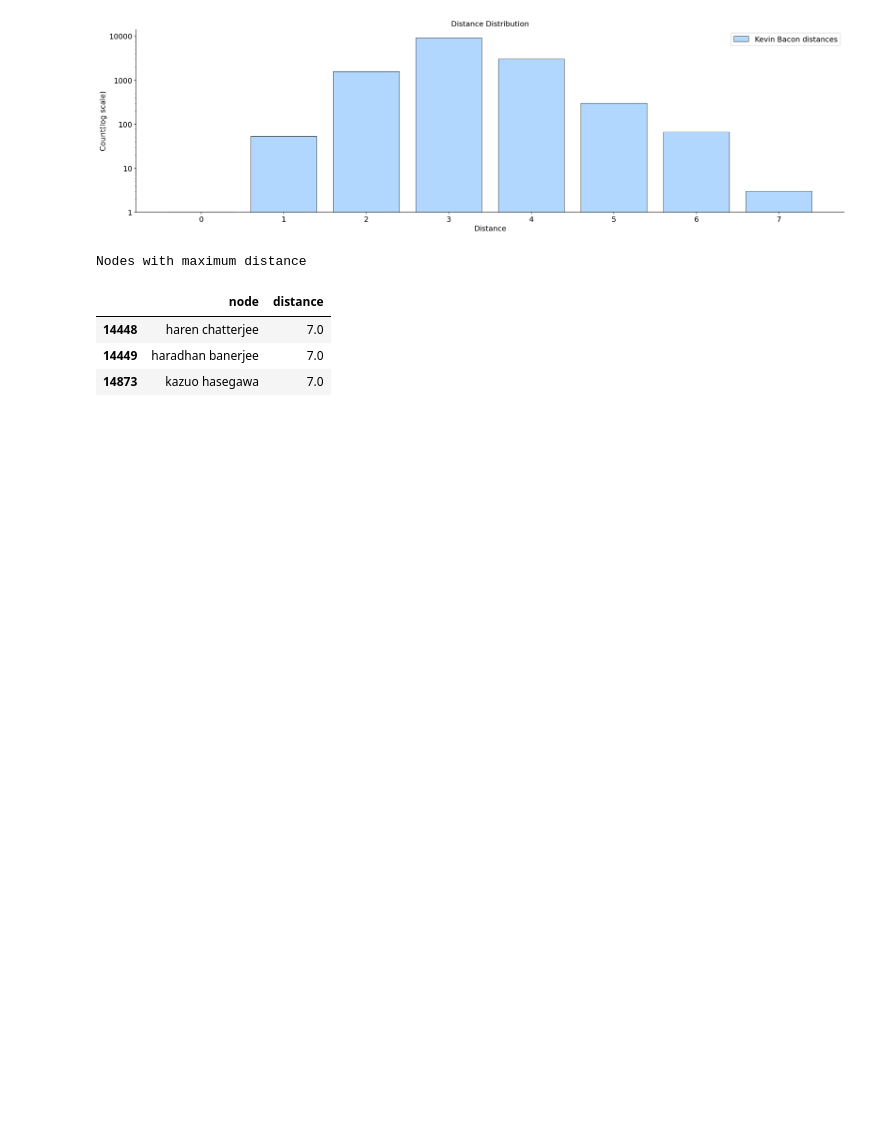
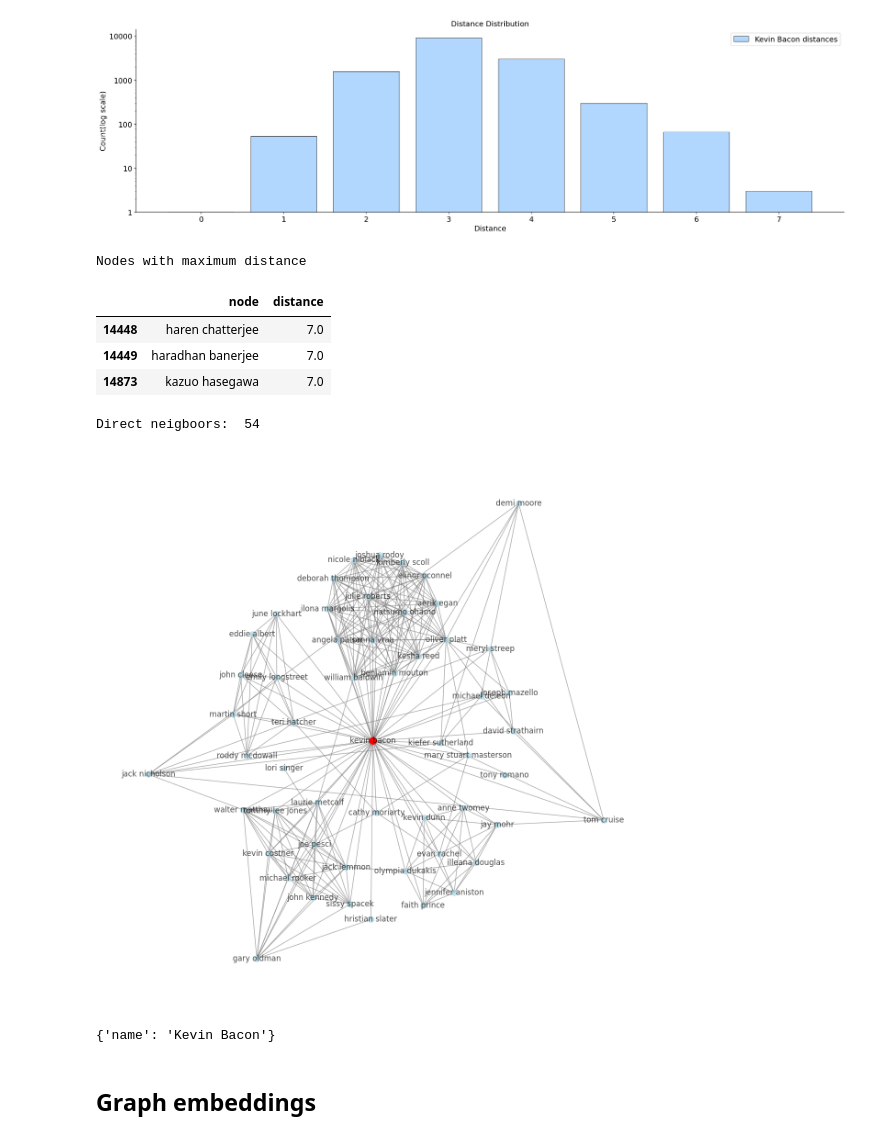
Before and after one commit to TarasHamkalo/on-web-data-mining, a Jupyter notebook: 03/notebooks/full-dataset.ipynb, the cells around one changed output. Drawn from its saved outputs; the diff is of its cells as text; code cells hidden in the pictures; blank space fills up the shorter version.

```diff
--- a/03/notebooks/full-dataset.ipynb
+++ b/03/notebooks/full-dataset.ipynb
@@ -359,3 +381,36 @@ Nodes with maximum distance
 | 14448 | haren chatterjee | 7.0 |
 | 14449 | haradhan banerjee | 7.0 |
 | 14873 | kazuo hasegawa | 7.0 |
+# %%
+subgraph_g = nx.ego_graph(actors_graph.g, "kevin bacon", radius=1)
+print("Direct neigboors: ", len(subgraph_g.nodes))
+pos = nx.kamada_kawai_layout(subgraph_g)
+scale = 1
+pos = {k: (x * scale, y * scale) for k, (x, y) in pos.items()}
+plt.figure(1, figsize=(12, 12))
+nx.draw(
+    subgraph_g,
+    pos,
+    node_size=80,
+    node_color="lightblue",
+    edge_color="gray",
+    with_labels=True,
+    alpha=0.7
+)
+nx.draw_networkx_nodes(
+    subgraph_g,
+    pos,
+    nodelist=["kevin bacon"],
+    node_color="red",
+    node_size=120
+)
+plt.show()
+# %% [output]
+Direct neigboors:  54
+[figure, added]
+# %%
+actors_graph.g.nodes["kevin bacon"]
+# %% [output]
+{'name': 'Kevin Bacon'}
+# %% [markdown]
+## Graph embeddings
```
Also changed, not shown: parts of 8 cells of this notebook, 4 other files.
